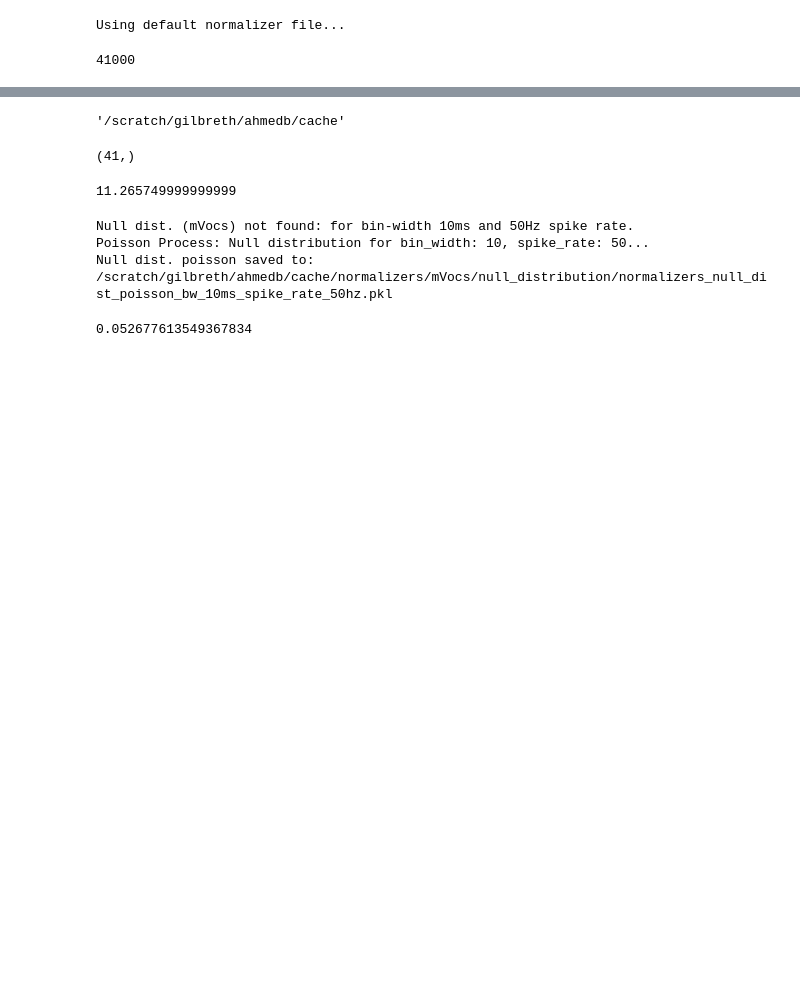
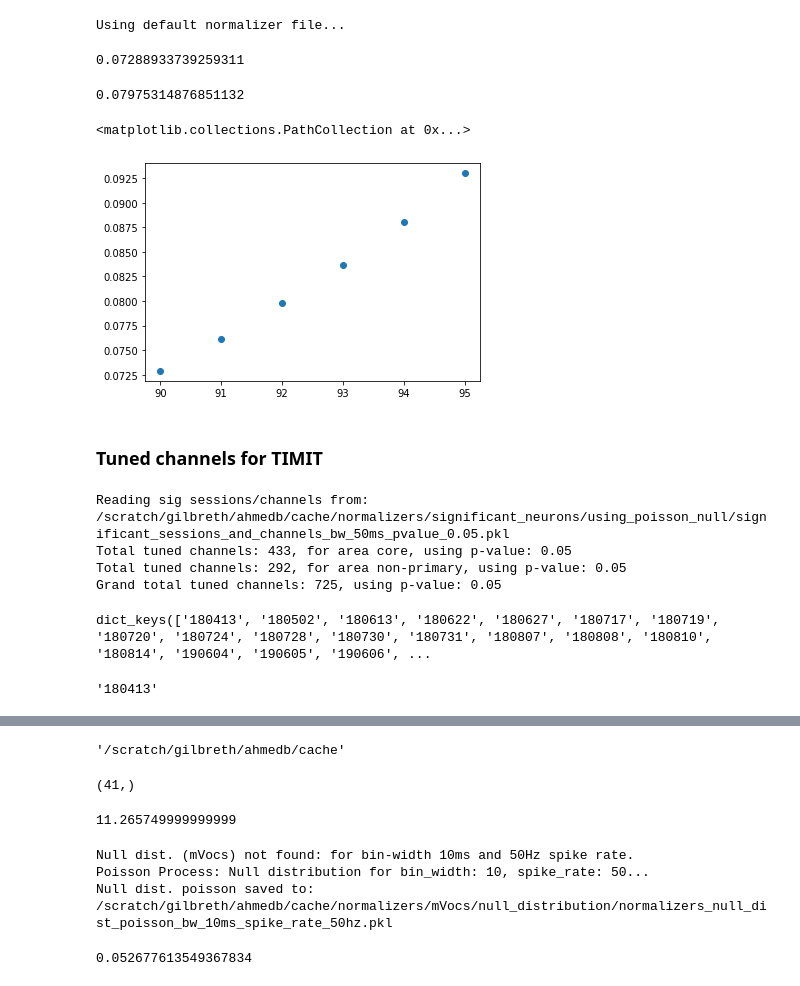
Before and after one commit to bilalhsp/Auditory_Cortex, a Jupyter notebook: notebooks/normalizer.ipynb, the cells around one changed output, grey strips where cells are left out. Cells and saved outputs as stored; diff of their text form; code cells hidden in the pictures; blank space fills up the shorter version.

```diff
--- a/notebooks/normalizer.ipynb
+++ b/notebooks/normalizer.ipynb
@@ -16,7 +16,59 @@ import matplotlib.pylab as plt
 norm_obj = Normalizer()
 # %% [output]
 Using default normalizer file...
-# %%
-norm_obj.metadata.get_sampling_rate(mVocs=True)
-# %% [output]
-41000
+# %%
+bin_width = 50
+mVocs = False
+null_dist = norm_obj.get_normalizer_null_dist_using_poisson(
+                bin_width=bin_width, mVocs=mVocs
+				)
+# threshold = np.percentile(null_dist, 95)
+# %%
+np.percentile(null_dist, 90)
+# %% [output]
+0.07288933739259311
+# %%
+np.percentile(null_dist, 92)
+# %% [output]
+0.07975314876851132
+# %%
+percentiles = [90, 91, 92, 93, 94, 95]
+thresholds = [np.percentile(null_dist, p) for p in percentiles]
+plt.scatter(percentiles, thresholds)
+# %% [output]
+<matplotlib.collections.PathCollection at 0x...>
+[figure, added]
+# %% [markdown]
+### Tuned channels for TIMIT
+# %%
+bin_width=50
+p_threshold = 0.05
+mVocs=False
+significant_sessions_and_channels = norm_obj.get_significant_sessions_and_channels_using_poisson_null(
+            bin_width=bin_width, p_threshold=p_threshold, mVocs=mVocs
+            )
+areas = ['core', 'non-primary']
+grand_total = 0
+for area in areas:
+	area_sessions = norm_obj.metadata.get_all_sessions(area)
+	total_channels = 0
+	for sess in significant_sessions_and_channels.keys():
+		if int(sess) in area_sessions:
+			total_channels += len(significant_sessions_and_channels[sess])
+	print(f"Total tuned channels: {total_channels}, for area {area}, using p-value: {p_threshold}")
+	grand_total += total_channels
+print(f"Grand total tuned channels: {grand_total}, using p-value: {p_threshold}")
+# %% [output]
+Reading sig sessions/channels from: /scratch/gilbreth/ahmedb/cache/normalizers/significant_neurons/using_poisson_null/significant_sessions_and_channels_bw_50ms_pvalue_0.05.pkl
+Total tuned channels: 433, for area core, using p-value: 0.05
+Total tuned channels: 292, for area non-primary, using p-value: 0.05
+Grand total tuned channels: 725, using p-value: 0.05
+# %%
+significant_sessions_and_channels.keys()
+# %% [output]
+dict_keys(['180413', '180502', '180613', '180622', '180627', '180717', '180719', '180720', '180724', '180728', '180730', '180731', '180807', '180808', '180810', '180814', '190604', '190605', '190606', ...
+# %%
+session = list(significant_sessions_and_channels.keys())[0]
+str(int(float(session)))
+# %% [output]
+'180413'
```
Also changed, not shown: parts of 4 cells of this notebook, 40 other files.
